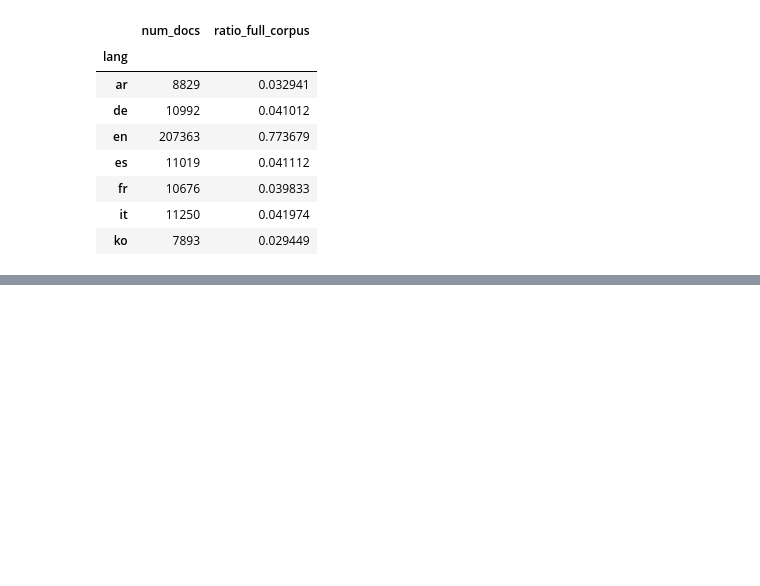
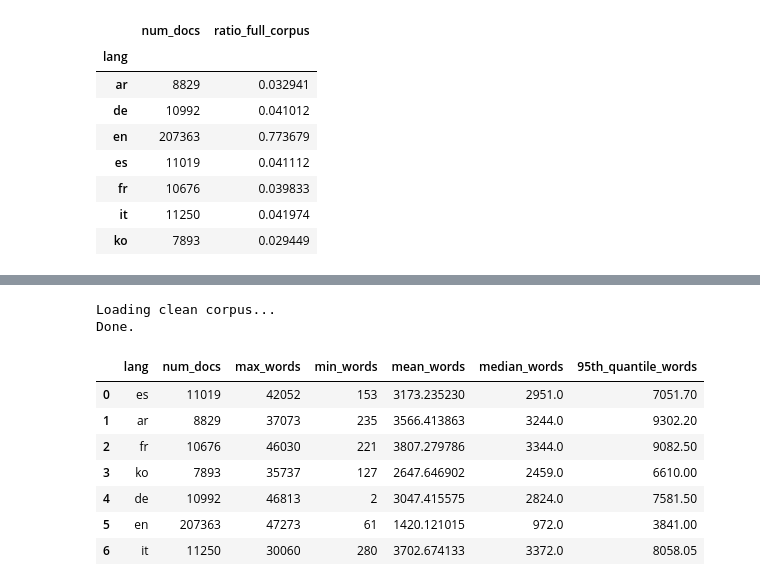
Before and after one commit to paulo-03/document_retrieval, a Jupyter notebook: data_analysis.ipynb, the cells around one changed output, grey strips where cells are left out. Saved outputs shown, nothing was run; the diff lists cells and outputs as text; code cells hidden in the pictures; blank space fills up the shorter version.

```diff
--- a/data_analysis.ipynb
+++ b/data_analysis.ipynb
@@ -60,0 +155,18 @@ std: 2897.14
+# %%
+clean_data = CleanCorpusAnalysis(
+    root_clean_corpus_path="clean_data/lower_case_stop_words_lemmatization"
+)
+# %% [output]
+Loading clean corpus...
+Done.
+# %%
+clean_data.docs_stats()
+# %% [output]
+|  | lang | num_docs | max_words | min_words | mean_words | median_words | 95th_quantile_words |
+| 0 | es | 11019 | 42052 | 153 | 3173.235230 | 2951.0 | 7051.70 |
+| 1 | ar | 8829 | 37073 | 235 | 3566.413863 | 3244.0 | 9302.20 |
+| 2 | fr | 10676 | 46030 | 221 | 3807.279786 | 3344.0 | 9082.50 |
+| 3 | ko | 7893 | 35737 | 127 | 2647.646902 | 2459.0 | 6610.00 |
+| 4 | de | 10992 | 46813 | 2 | 3047.415575 | 2824.0 | 7581.50 |
+| 5 | en | 207363 | 47273 | 61 | 1420.121015 | 972.0 | 3841.00 |
+| 6 | it | 11250 | 30060 | 280 | 3702.674133 | 3372.0 | 8058.05 |
```
Also changed, not shown: parts of 19 cells of this notebook, 14 other files.
